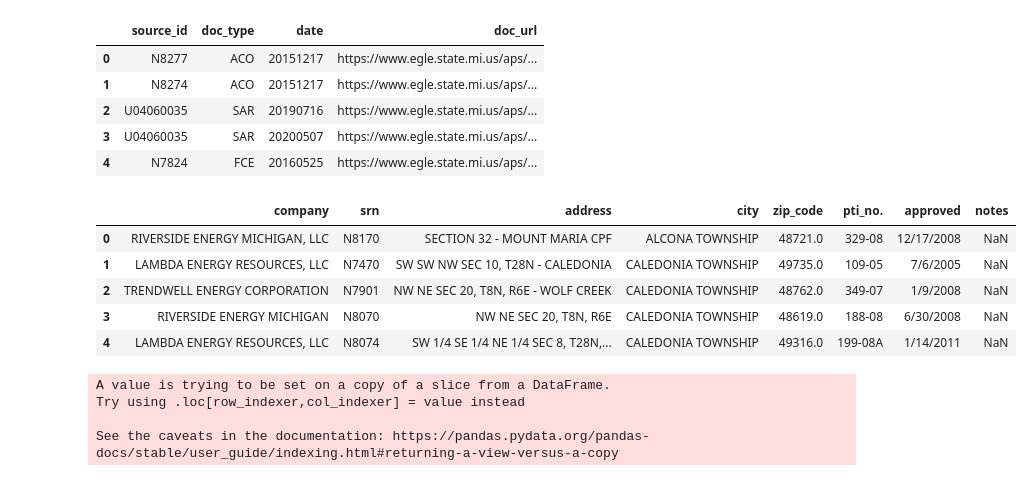
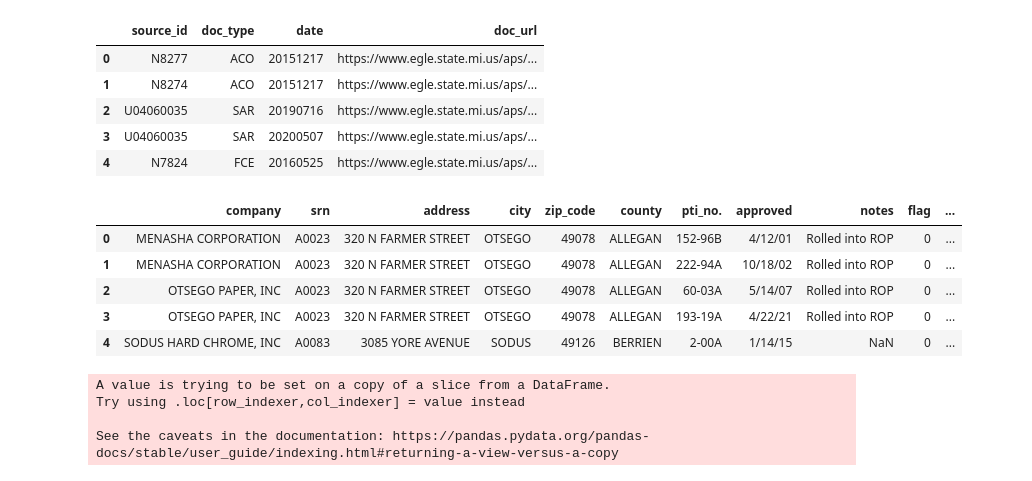
Before and after one commit to srjouppi/jouppi-regressions-pitch, a Jupyter notebook: jouppi-pitch-data-merge-major-sources-only.ipynb, the cells around one changed output. Saved outputs shown, nothing was run; the diff lists cells and outputs as text; code cells hidden in the pictures.

```diff
--- a/jouppi-pitch-data-merge-major-sources-only.ipynb
+++ b/jouppi-pitch-data-merge-major-sources-only.ipynb
@@ -28,15 +29,15 @@ doc_df.head()
 | 3 | U04060035 | SAR | 20200507 | https://www.egle.state.mi.us/aps/... |
 | 4 | N7824 | FCE | 20160525 | https://www.egle.state.mi.us/aps/... |
 # %%
-pti_df = pd.read_csv("pti-list-clean.csv")
+pti_df = pd.read_csv("ptis-address-clean-042722.csv")
 pti_df.head()
 # %% [output]
-|  | company | srn | address | city | zip_code | pti_no. | approved | notes |
-| 0 | RIVERSIDE ENERGY MICHIGAN, LLC | N8170 | SECTION 32 - MOUNT MARIA CPF | ALCONA TOWNSHIP | 48721.0 | 329-08 | 12/17/2008 | NaN |
-| 1 | LAMBDA ENERGY RESOURCES, LLC | N7470 | SW SW NW SEC 10, T28N - CALEDONIA | CALEDONIA TOWNSHIP | 49735.0 | 109-05 | 7/6/2005 | NaN |
-| 2 | TRENDWELL ENERGY CORPORATION | N7901 | NW NE SEC 20, T8N, R6E - WOLF CREEK | CALEDONIA TOWNSHIP | 48762.0 | 349-07 | 1/9/2008 | NaN |
-| 3 | RIVERSIDE ENERGY MICHIGAN | N8070 | NW NE SEC 20, T8N, R6E | CALEDONIA TOWNSHIP | 48619.0 | 188-08 | 6/30/2008 | NaN |
-| 4 | LAMBDA ENERGY RESOURCES, LLC | N8074 | SW 1/4 SE 1/4 NE 1/4 SEC 8, T28N,... | CALEDONIA TOWNSHIP | 49316.0 | 199-08A | 1/14/2011 | NaN |
+|  | company | srn | address | city | zip_code | county | pti_no. | approved | notes | flag | ... |
+| 0 | MENASHA CORPORATION | A0023 | 320 N FARMER STREET | OTSEGO | 49078 | ALLEGAN | 152-96B | 4/12/01 | Rolled into ROP | 0 | ... |
+| 1 | MENASHA CORPORATION | A0023 | 320 N FARMER STREET | OTSEGO | 49078 | ALLEGAN | 222-94A | 10/18/02 | Rolled into ROP | 0 | ... |
+| 2 | OTSEGO PAPER, INC | A0023 | 320 N FARMER STREET | OTSEGO | 49078 | ALLEGAN | 60-03A | 5/14/07 | Rolled into ROP | 0 | ... |
+| 3 | OTSEGO PAPER, INC | A0023 | 320 N FARMER STREET | OTSEGO | 49078 | ALLEGAN | 193-19A | 4/22/21 | Rolled into ROP | 0 | ... |
+| 4 | SODUS HARD CHROME, INC | A0083 | 3085 YORE AVENUE | SODUS | 49126 | BERRIEN | 2-00A | 1/14/15 | NaN | 0 | ... |
 # %%
 # Looking for sources that have "Rolled into ROP" in the notes, because those are Major Sources
 major_sources = pti_df.query('notes.str.contains("ROP",na=False)')
```
Also changed, not shown: parts of 45 cells of this notebook, 3 other files.
